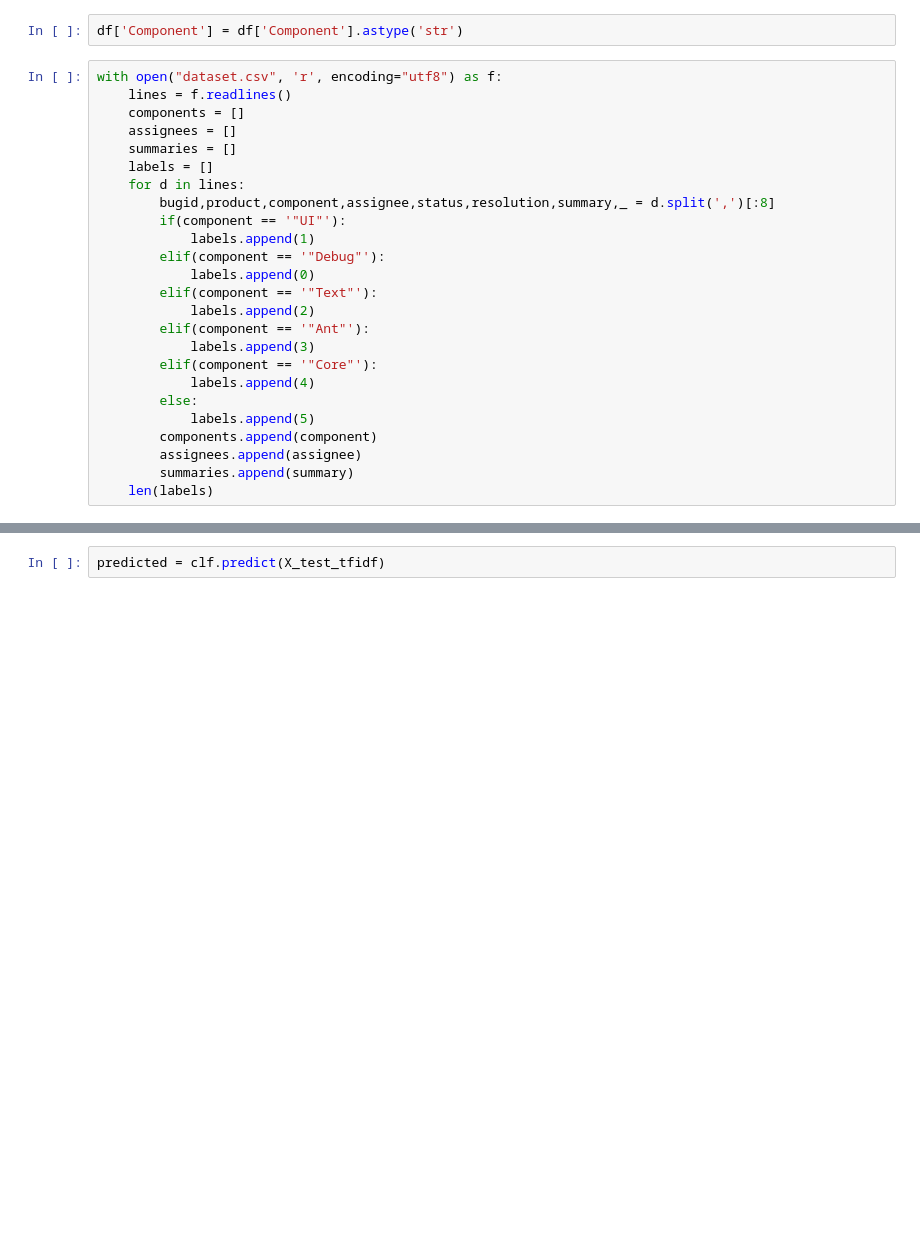
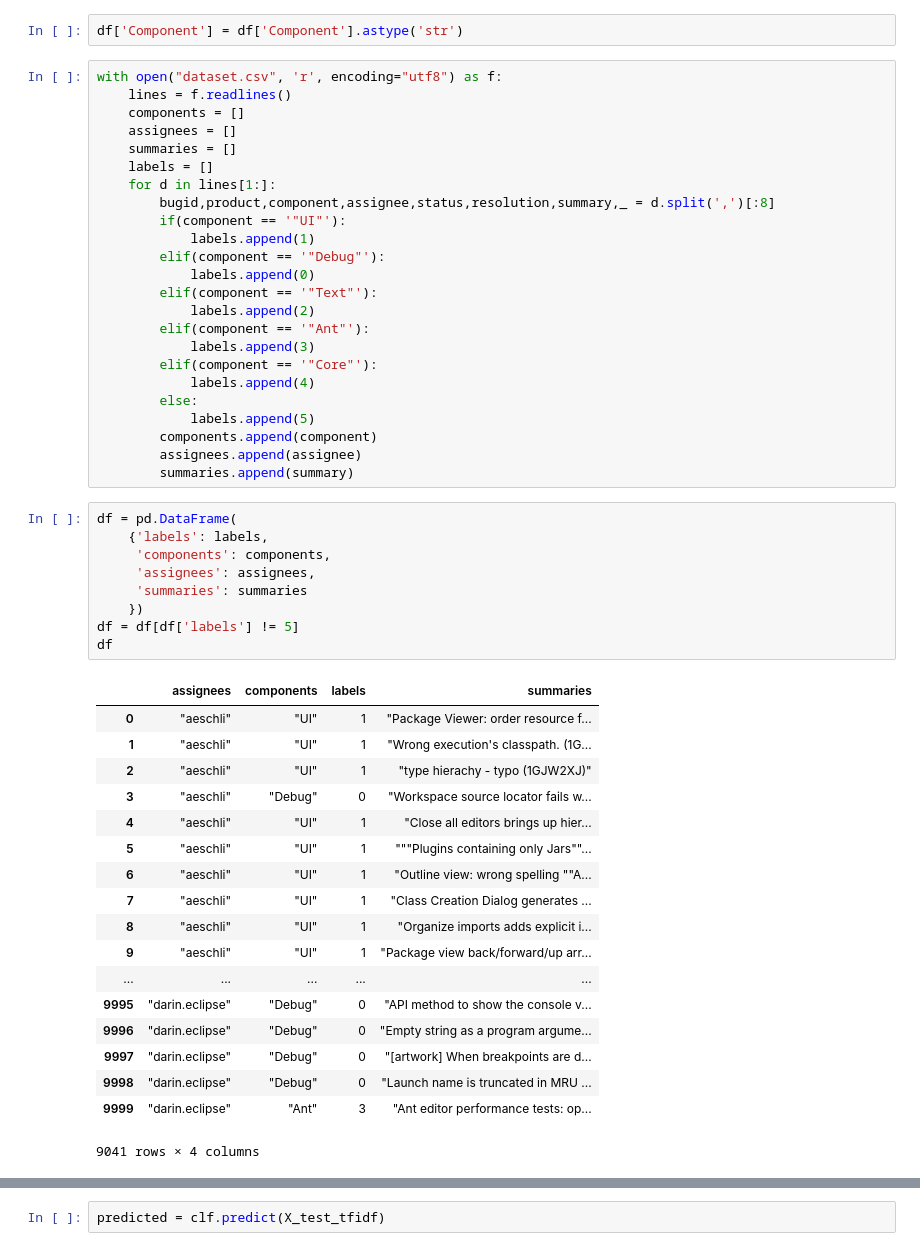
Before and after one commit to diegoca80/data_science, a Jupyter notebook: notebooks/Triage.ipynb, the cells around one changed output, grey strips where cells are left out. Saved outputs shown, nothing was run; the diff lists cells and outputs as text; blank space fills up the shorter version.

Commit message:
Change Triage notebook to support GridSearch on parameters and fixing test logic

```diff
--- a/notebooks/Triage.ipynb
+++ b/notebooks/Triage.ipynb
@@ -42,7 +46,7 @@ with open("dataset.csv", 'r', encoding="utf8") as f:
     assignees = []
     summaries = []
     labels = []
-    for d in lines:
+    for d in lines[1:]:
         bugid,product,component,assignee,status,resolution,summary,_ = d.split(',')[:8]
         if(component == '"UI"'):
             labels.append(1)
@@ -59,7 +63,34 @@ with open("dataset.csv", 'r', encoding="utf8") as f:
         components.append(component)
         assignees.append(assignee)
         summaries.append(summary)
-    len(labels)
+# %%
+df = pd.DataFrame(
+    {'labels': labels,
+     'components': components,
+     'assignees': assignees,
+     'summaries': summaries
+    })
+df = df[df['labels'] != 5]
+df
+# %% [output]
+|  | assignees | components | labels | summaries |
+| 0 | "aeschli" | "UI" | 1 | "Package Viewer: order resource f... |
+| 1 | "aeschli" | "UI" | 1 | "Wrong execution's classpath. (1G... |
+| 2 | "aeschli" | "UI" | 1 | "type hierachy - typo (1GJW2XJ)" |
+| 3 | "aeschli" | "Debug" | 0 | "Workspace source locator fails w... |
+| 4 | "aeschli" | "UI" | 1 | "Close all editors brings up hier... |
+| 5 | "aeschli" | "UI" | 1 | """Plugins containing only Jars""... |
+| 6 | "aeschli" | "UI" | 1 | "Outline view: wrong spelling ""A... |
+| 7 | "aeschli" | "UI" | 1 | "Class Creation Dialog generates ... |
+| 8 | "aeschli" | "UI" | 1 | "Organize imports adds explicit i... |
+| 9 | "aeschli" | "UI" | 1 | "Package view back/forward/up arr... |
+| ... | ... | ... | ... | ... |
+| 9995 | "darin.eclipse" | "Debug" | 0 | "API method to show the console v... |
+| 9996 | "darin.eclipse" | "Debug" | 0 | "Empty string as a program argume... |
+| 9997 | "darin.eclipse" | "Debug" | 0 | "[artwork] When breakpoints are d... |
+| 9998 | "darin.eclipse" | "Debug" | 0 | "Launch name is truncated in MRU ... |
+| 9999 | "darin.eclipse" | "Ant" | 3 | "Ant editor performance tests: op... |
+9041 rows × 4 columns
 # %%
 from sklearn.feature_extraction.text import CountVectorizer
 count_vect = CountVectorizer(token_pattern=r"(?u)\b[a-zA-Z][a-zA-Z][a-zA-Z]\w+\b")
```
Also changed, not shown: parts of 16 cells of this notebook.
